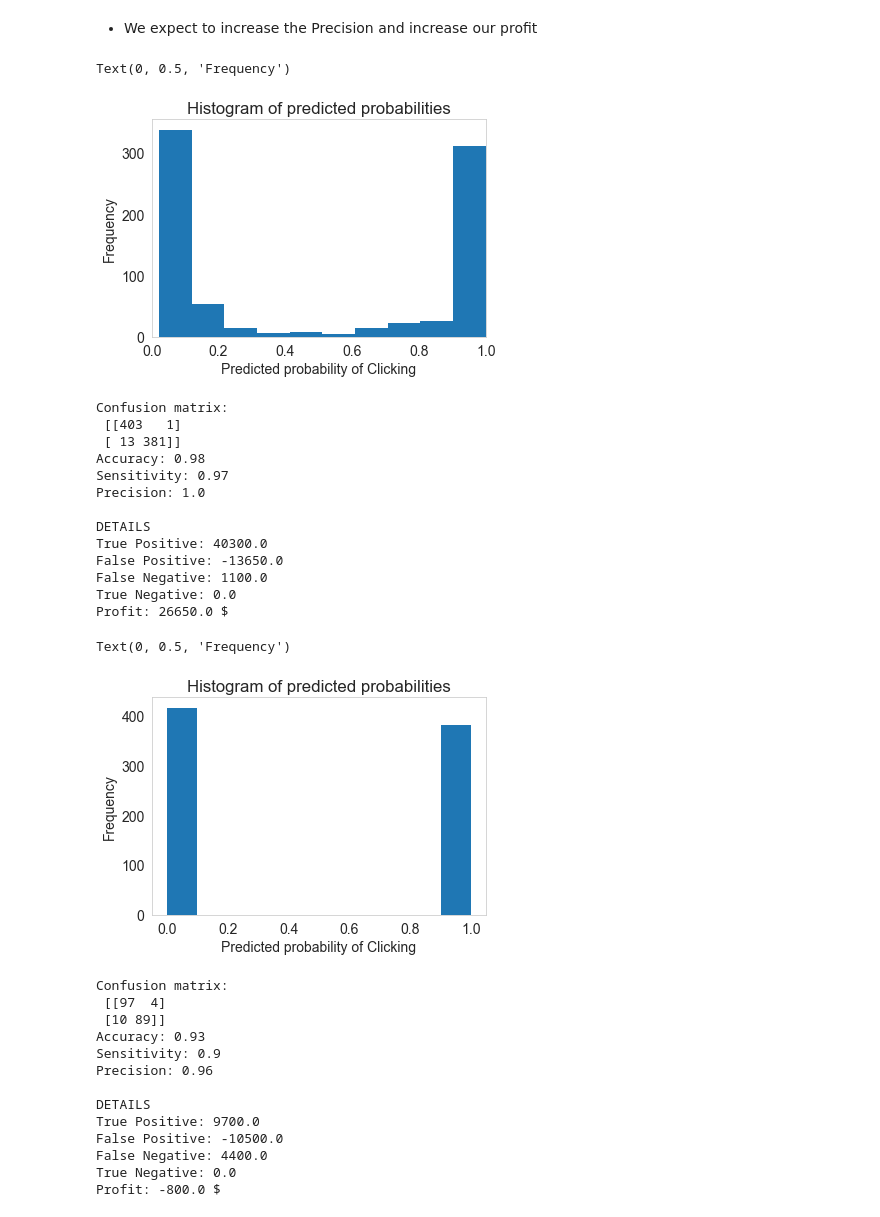
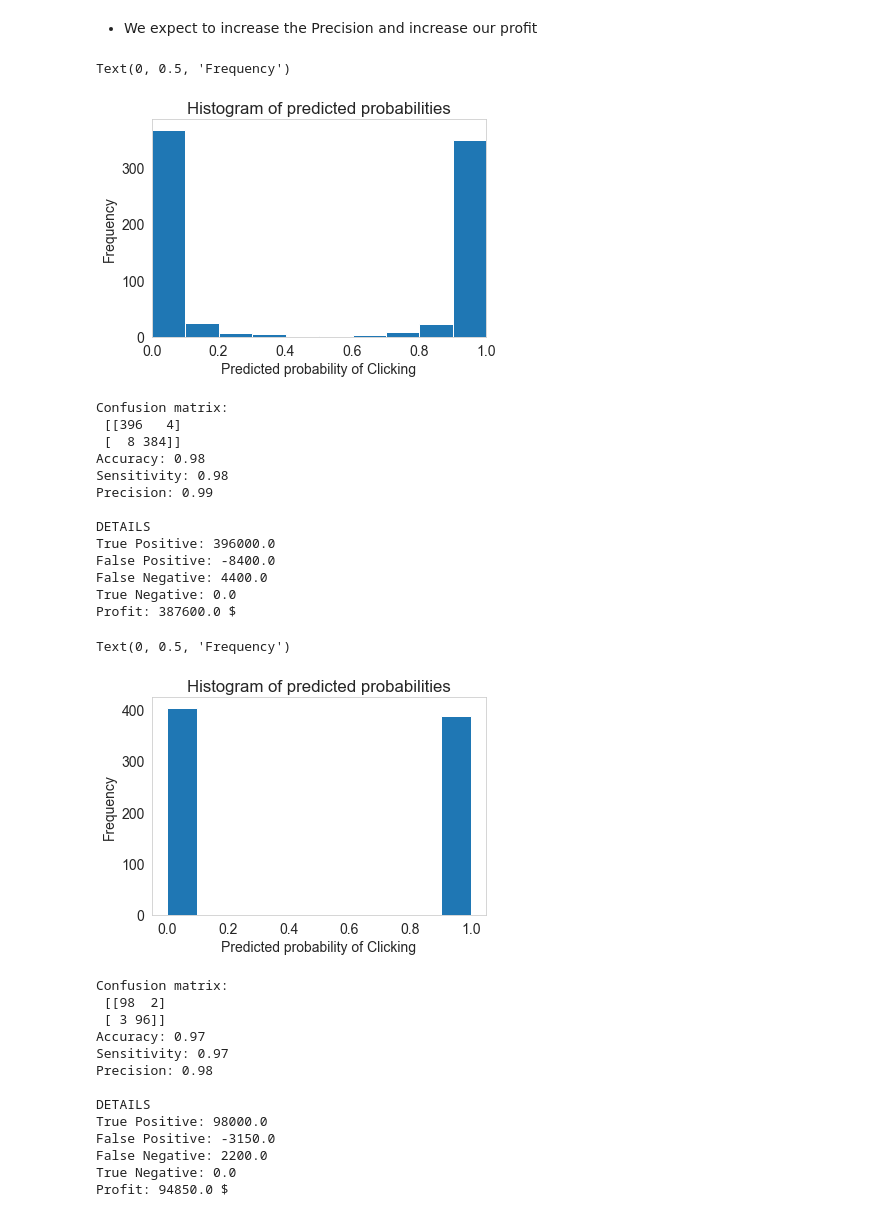
Before and after one commit to rui-ren/Data-Science-Notes, a Jupyter notebook: data_challenges/Advertising_Click_estimation/Advertising_Rui.ipynb, the cells around one changed output. Drawn from its saved outputs; the diff is of its cells as text; code cells hidden in the pictures.

```diff
--- a/data_challenges/Advertising_Click_estimation/Advertising_Rui.ipynb
+++ b/data_challenges/Advertising_Click_estimation/Advertising_Rui.ipynb
@@ -498,3 +612,3 @@ sns.pairplot(data=df_new,
 # %%
-df_new = df_new.drop(['cox_age'], axis=1)
+# df_new = df_new.drop(['cox_age'], axis=1)
 # %% [markdown]
@@ -574,4 +690,21 @@ print(y_test.shape,  '=====> y test set')
 ### 4.2.1 Logistic regression
 # %% [markdown]
 First, we will perform a general GridSearch on the penalizing parameter of the L2-Regulariztion. We will use this search as a guideline for a more focus in the next step. We use the embeded feature selection method L2, then reduce the model complexity and avoid over-fitting
+# %%
+# The proposed model for the calculation
+model_proposed = {"LogisticRegression":
+                      # parameters
+                      {"C": [5.2, 5.4, 5.6, 5.8, 6, 6.2, 6.4, 6.6, 6.8, 7, 9, 9.5, 10 , 10.5, 11]},
+                  "RandomForestClassifier":
+                      # parameters
+                      {'n_estimators': range(10, 500, 50)},
+                  "SVC":
+                      # parameters
+                      {
+                       "kernel": ["linear"],
+                        "C": [0.1, 1, 10, 100]},
+                      # parameters
+                   "KNN":
+                      {'n_neighbors': range(1,30)}
+                }
 # %%
@@ -660,0 +781,2 @@ LogisticRegression(C=6.8, class_weight=None, dual=False, fit_intercept=True,
+# %%
+training_model, best_predictions, roc_figure =  tune_model(X_train, y_train, X_test, y_test, model_proposed)
@@ -660,0 +834,8 @@ LogisticRegression(C=6.8, class_weight=None, dual=False, fit_intercept=True,
+# %%
+y_pred_prob = model[0].predict_proba(X_train)[:,1]
+plt.rcParams["font.size"]= 14
+plt.hist(y_pred_prob, bins=10)
+plt.xlim(0, 1)
+plt.title("Histogram of predicted probabilities")
+plt.xlabel("Predicted probability of Clicking")
+plt.ylabel("Frequency")
@@ -732,18 +934,18 @@ None
 # %% [markdown]
 - We expect to increase the Precision and increase our profit
 # %%
-y_pred_prob = best_clf.predict_proba(X_train)[:,1]
+y_pred_prob = training_model[0].predict_proba(X_train)[:,1]
 plt.rcParams["font.size"]= 14
 plt.hist(y_pred_prob, bins=10)
 plt.xlim(0, 1)
 plt.title("Histogram of predicted probabilities")
 plt.xlabel("Predicted probability of Clicking")
 plt.ylabel("Frequency")
 # %% [output]
 Text(0, 0.5, 'Frequency')
-[figure, old version]
+[figure, new version]
 # %%
-y_pred_prob = best_clf.predict_proba(X_train)[:,1]
+y_pred_prob = training_model[0].predict_proba(X_train)[:,1]
 y_pred_class = np.where(y_pred_prob<0.45,0,1)
 summary_metrics(y_train, y_pred_class)
 plt.hist(y_pred_class, bins=10)
@@ -752,37 +954,37 @@ plt.xlabel("Predicted probability of Clicking")
 plt.ylabel("Frequency")
 # %% [output]
 Confusion matrix:
- [[403   1]
- [ 13 381]]
+ [[396   4]
+ [  8 384]]
 Accuracy: 0.98
-Sensitivity: 0.97
-Precision: 1.0
+Sensitivity: 0.98
+Precision: 0.99
 
 DETAILS
-True Positive: 40300.0
-False Positive: -13650.0
-False Negative: 1100.0
+True Positive: 396000.0
+False Positive: -8400.0
+False Negative: 4400.0
 True Negative: 0.0
-Profit: 26650.0 $
+Profit: 387600.0 $
 Text(0, 0.5, 'Frequency')
-[figure, old version]
+[figure, new version]
 # %%
-test_predictions_prob = best_clf.predict_proba(X_test)[:,1]
+test_predictions_prob = training_model[0].predict_proba(X_test)[:,1]
 y_testpred_class = np.where(test_predictions_prob<0.45, 0, 1)
-test_predictions = best_clf.predict(X_test)
+test_predictions = training_model[0].predict(X_test)
 summary_metrics(y_test, test_predictions)
 # %% [output]
 Confusion matrix:
- [[97  4]
- [10 89]]
-Accuracy: 0.93
-Sensitivity: 0.9
-Precision: 0.96
+ [[98  2]
+ [ 3 96]]
+Accuracy: 0.97
+Sensitivity: 0.97
+Precision: 0.98
 
 DETAILS
-True Positive: 9700.0
-False Positive: -10500.0
-False Negative: 4400.0
+True Positive: 98000.0
+False Positive: -3150.0
+False Negative: 2200.0
 True Negative: 0.0
-Profit: -800.0 $
+Profit: 94850.0 $
 # %%
```
Also changed, not shown: parts of 122 cells of this notebook, 1 other file.
